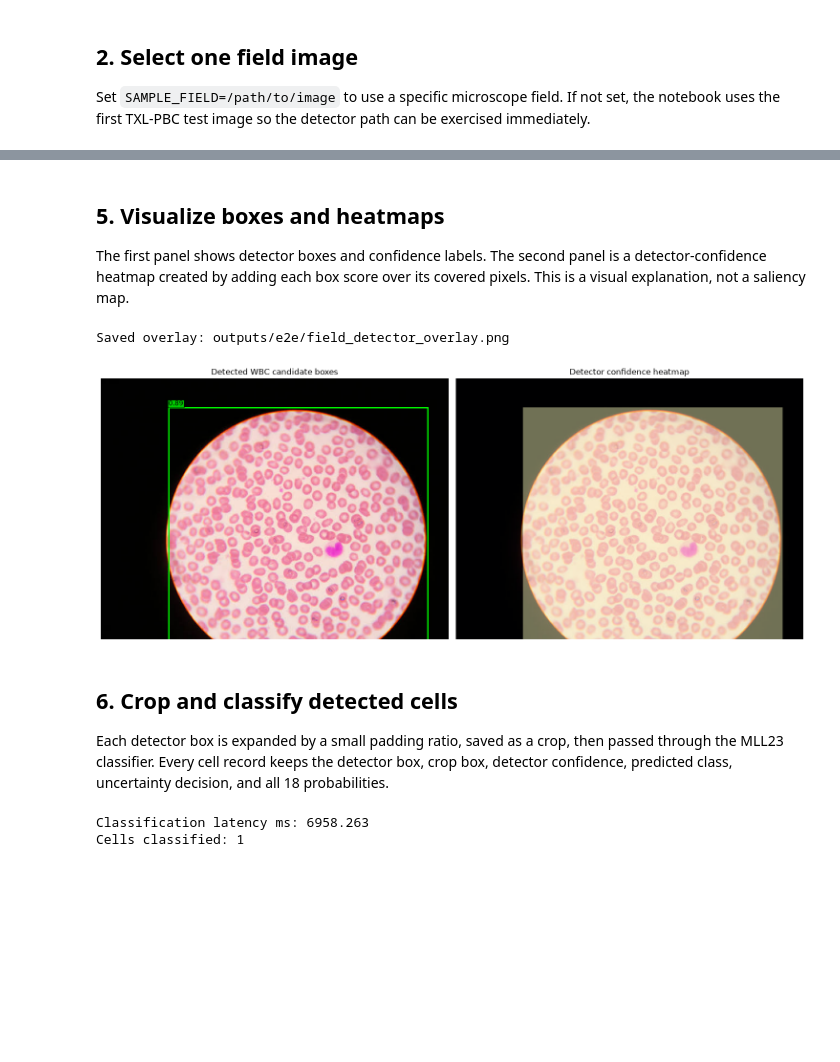
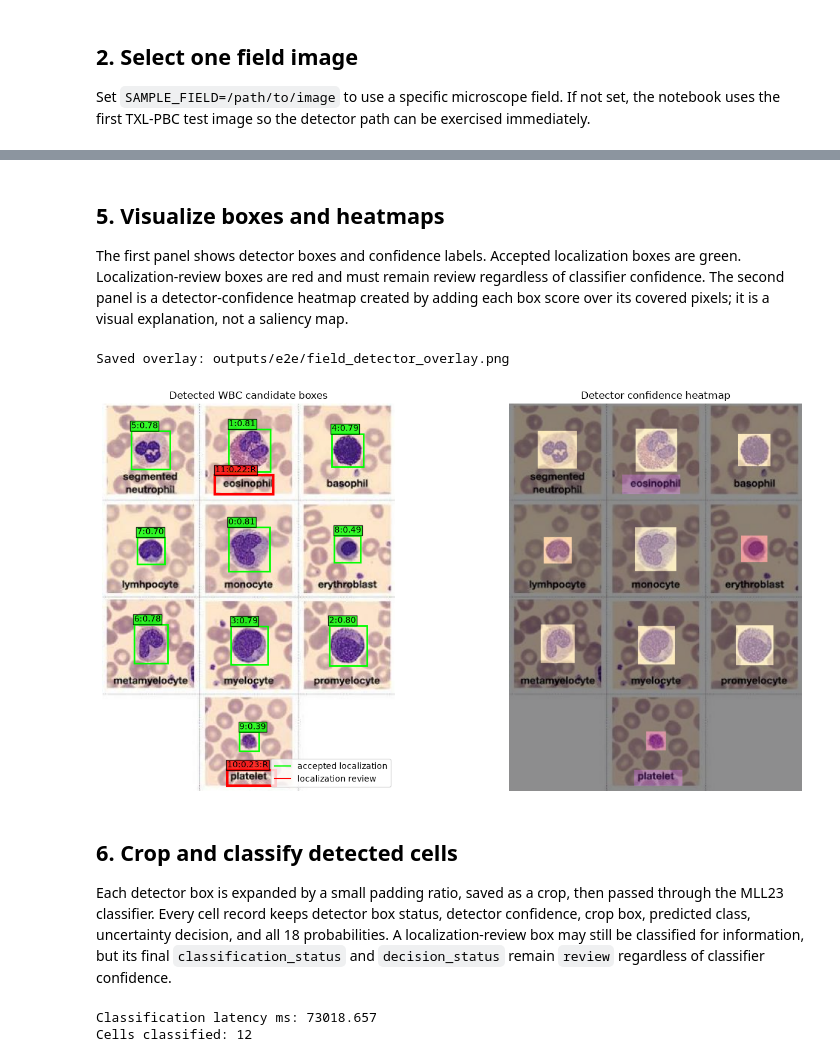
Before and after one commit to 3r3bu5/blood-analyzer, a Jupyter notebook: notebooks/04_e2e_field_analysis.ipynb, the cells around one changed output, grey strips where cells are left out. Drawn from its saved outputs; the diff is of its cells as text; code cells hidden in the pictures; blank space fills up the shorter version.

```diff
--- a/notebooks/04_e2e_field_analysis.ipynb
+++ b/notebooks/04_e2e_field_analysis.ipynb
@@ -142,16 +186,39 @@ Run detection once, retain pixel-space `xyxy` boxes, scores, and per-image laten
 # %%
 started = time.perf_counter()
-results = detector.predict(str(FIELD_IMAGE), conf=confidence_threshold, iou=iou_threshold, imgsz=640, verbose=False)
+detector_report = run_prediction_sweep(
+    detector_weights,
+    [FIELD_IMAGE],
+    [confidence_threshold],
+    iou_threshold=iou_threshold,
+    image_size=640,
+    preprocessing_mode=preprocessing_mode,
+    tile_size=tile_size,
+    overlap_ratio=overlap_ratio,
+)
 detector_latency_ms = round((time.perf_counter() - started) * 1000, 3)
-result = results[0]
+detector_candidate = detector_report['candidates'][0]
+raw_boxes = detector_candidate['boxes_by_image'][FIELD_IMAGE.stem]
+quality_flags = detector_candidate.get('box_quality_flags_by_image', {}).get(FIELD_IMAGE.stem, [[] for _ in raw_boxes])
 detections = []
-for index, box in enumerate(result.boxes):
-    x1, y1, x2, y2 = [float(value) for value in box.xyxy[0].detach().cpu().tolist()]
-    score = float(box.conf[0].detach().cpu())
-    detections.append({'index': index, 'x1': x1, 'y1': y1, 'x2': x2, 'y2': y2, 'score': score})
+for index, (box, flags) in enumerate(zip(raw_boxes, quality_flags)):
+    box_status = box.get('box_status', 'review' if flags else 'accepted')
+    box_review_reasons = box.get('box_review_reasons', ['localization_quality'] if flags else [])
+    detections.append({
+        'index': index,
+        'x1': float(box['x1']),
+        'y1': float(box['y1']),
+        'x2': float(box['x2']),
+        'y2': float(box['y2']),
+        'score': float(box['score']),
+        'box_status': box_status,
+        'box_review_reasons': box_review_reasons,
+        'box_quality_flags': flags,
+    })
 
 detections_df = pd.DataFrame(detections)
 print('Detector latency ms:', detector_latency_ms)
 print('Detected cells:', len(detections))
+print('Box status counts:', detections_df['box_status'].value_counts().to_dict() if not detections_df.empty else {})
+print('Detector stage counts:', detector_candidate['counts_by_image'][FIELD_IMAGE.stem])
 display(detections_df)
 # %% [output]
@@ -162,40 +242,46 @@ Detected cells: 1
 # %% [markdown]
 ## 5. Visualize boxes and heatmaps
 
-The first panel shows detector boxes and confidence labels. The second panel is a detector-confidence heatmap created by adding each box score over its covered pixels. This is a visual explanation, not a saliency map.
+The first panel shows detector boxes and confidence labels. Accepted localization boxes are green. Localization-review boxes are red and must remain review regardless of classifier confidence. The second panel is a detector-confidence heatmap created by adding each box score over its covered pixels; it is a visual explanation, not a saliency map.
 # %%
 image_array = np.array(image)
 heatmap = np.zeros(image_array.shape[:2], dtype=float)
 for row in detections:
     x1, y1, x2, y2 = [int(round(row[key])) for key in ['x1', 'y1', 'x2', 'y2']]
     heatmap[max(0, y1):min(image_array.shape[0], y2), max(0, x1):min(image_array.shape[1], x2)] += row['score']
 if heatmap.max() > 0:
     heatmap = heatmap / heatmap.max()
 
 fig, axes = plt.subplots(1, 2, figsize=(15, 7))
 axes[0].imshow(image_array)
 axes[0].set_title('Detected WBC candidate boxes')
 for row in detections:
-    rect = Rectangle((row['x1'], row['y1']), row['x2'] - row['x1'], row['y2'] - row['y1'], fill=False, color='lime', linewidth=2)
+    color = 'red' if row['box_status'] == 'review' else 'lime'
+    linewidth = 3 if row['box_status'] == 'review' else 2
+    rect = Rectangle((row['x1'], row['y1']), row['x2'] - row['x1'], row['y2'] - row['y1'], fill=False, color=color, linewidth=linewidth)
     axes[0].add_patch(rect)
-    axes[0].text(row['x1'], max(0, row['y1'] - 4), f"{row['score']:.2f}", color='black', bbox={'facecolor': 'lime', 'alpha': 0.8, 'pad': 1})
+    label = f"{row['index']}:{row['score']:.2f}" + (':R' if row['box_status'] == 'review' else '')
+    axes[0].text(row['x1'], max(0, row['y1'] - 4), label, color='black', bbox={'facecolor': color, 'alpha': 0.8, 'pad': 1})
+axes[0].plot([], [], color='lime', label='accepted localization')
+axes[0].plot([], [], color='red', label='localization review')
+axes[0].legend(loc='lower right')
 axes[0].axis('off')
 
 axes[1].imshow(image_array)
 axes[1].imshow(heatmap, cmap='magma', alpha=0.45)
 axes[1].set_title('Detector confidence heatmap')
 axes[1].axis('off')
 plt.tight_layout()
 annotated_path = OUTPUT_DIR / 'field_detector_overlay.png'
 fig.savefig(annotated_path, dpi=150)
 print('Saved overlay:', annotated_path)
 # %% [output]
 Saved overlay: outputs/e2e/field_detector_overlay.png
-[figure, old version]
+[figure, new version]
 # %% [markdown]
 ## 6. Crop and classify detected cells
 
-Each detector box is expanded by a small padding ratio, saved as a crop, then passed through the MLL23 classifier. Every cell record keeps the detector box, crop box, detector confidence, predicted class, uncertainty decision, and all 18 probabilities.
+Each detector box is expanded by a small padding ratio, saved as a crop, then passed through the MLL23 classifier. Every cell record keeps detector box status, detector confidence, crop box, predicted class, uncertainty decision, and all 18 probabilities. A localization-review box may still be classified for information, but its final `classification_status` and `decision_status` remain `review` regardless of classifier confidence.
 # %%
 def expanded_box(row, width, height, padding_ratio=0.10):
     box_w = row['x2'] - row['x1']
@@ -219,26 +305,38 @@ for row in detections:
     probabilities = prediction['probabilities']
     assert len(probabilities) == 18, 'Expected all 18 probabilities'
     decision = prediction['decision']
+    box_status = row.get('box_status', 'accepted')
+    box_review_reasons = list(row.get('box_review_reasons', []))
+    classifier_status = decision.get('status')
+    classification_status = 'review' if box_status == 'review' else classifier_status
+    uncertainty_reasons = list(decision.get('uncertainty_reasons', []))
+    if box_status == 'review' and 'localization_quality' not in uncertainty_reasons:
+        uncertainty_reasons.append('localization_quality')
     cells.append({
         'cell_id': cell_id,
         'box': {key: round(row[key], 3) for key in ['x1', 'y1', 'x2', 'y2']},
+        'box_status': box_status,
+        'box_review_reasons': box_review_reasons,
+        'box_quality_flags': list(row.get('box_quality_flags', [])),
         'crop_box': crop_box,
         'detector_confidence': row['score'],
         'crop_path': str(crop_path),
         'predicted_class': decision.get('label'),
         'classification_confidence': decision.get('confidence'),
-        'decision_status': decision.get('status'),
-        'uncertainty_reasons': decision.get('uncertainty_reasons', []),
+        'classifier_status': classifier_status,
+        'classification_status': classification_status,
+        'decision_status': classification_status,
+        'uncertainty_reasons': uncertainty_reasons,
         'probabilities': probabilities,
-        'detector_version': detector_bundle['name'],
+        'detector_version': SELECTED_DETECTOR_EXPERIMENT,
         'classifier_version': classifier_docs['bundle']['name'],
     })
 classification_latency_ms = round((time.perf_counter() - classification_started) * 1000, 3)
 print('Classification latency ms:', classification_latency_ms)
 print('Cells classified:', len(cells))
 # %% [output]
-Classification latency ms: 6958.263
-Cells classified: 1
+Classification latency ms: 73018.657
+Cells classified: 12
 # %%
 summary_rows = []
 for cell in cells:
```
Also changed, not shown: parts of 10 cells of this notebook, 41 other files.
